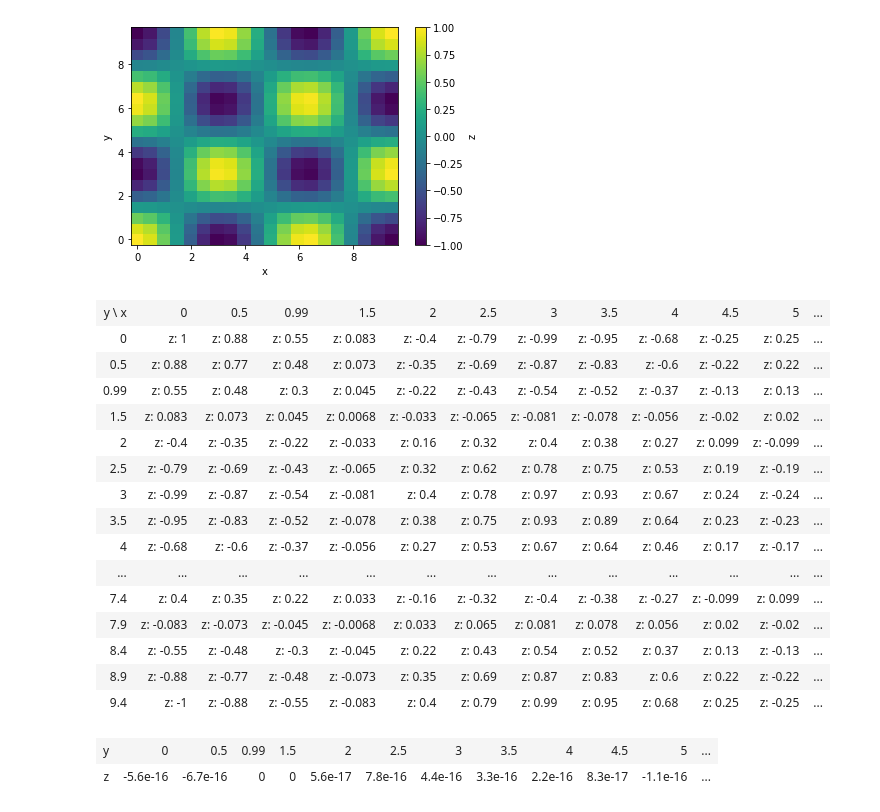
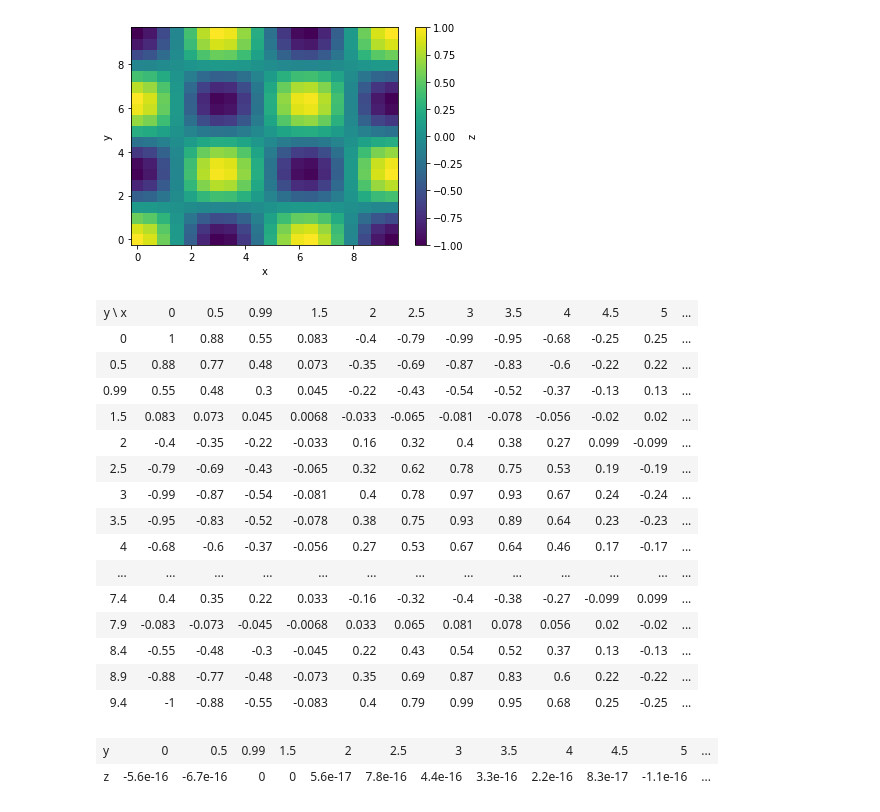
Before and after one commit to philippeller/dama, a Jupyter notebook: notebooks/nd_testing.ipynb, the cells around one changed output. Drawn from its saved outputs; the diff is of its cells as text; code cells hidden in the pictures.

```diff
--- a/notebooks/nd_testing.ipynb
+++ b/notebooks/nd_testing.ipynb
@@ -194,24 +194,24 @@ s.plot(cbar=True)
 <matplotlib.collections.QuadMesh at 0x...>
 [figure]
 # %%
-s
+s['z']
 # %% [output]
 | y \ x | 0 | 0.5 | 0.99 | 1.5 | 2 | 2.5 | 3 | 3.5 | 4 | 4.5 | 5 | ... |
-| 0 | z: 1 | z: 0.88 | z: 0.55 | z: 0.083 | z: -0.4 | z: -0.79 | z: -0.99 | z: -0.95 | z: -0.68 | z: -0.25 | z: 0.25 | ... |
-| 0.5 | z: 0.88 | z: 0.77 | z: 0.48 | z: 0.073 | z: -0.35 | z: -0.69 | z: -0.87 | z: -0.83 | z: -0.6 | z: -0.22 | z: 0.22 | ... |
-| 0.99 | z: 0.55 | z: 0.48 | z: 0.3 | z: 0.045 | z: -0.22 | z: -0.43 | z: -0.54 | z: -0.52 | z: -0.37 | z: -0.13 | z: 0.13 | ... |
-| 1.5 | z: 0.083 | z: 0.073 | z: 0.045 | z: 0.0068 | z: -0.033 | z: -0.065 | z: -0.081 | z: -0.078 | z: -0.056 | z: -0.02 | z: 0.02 | ... |
-| 2 | z: -0.4 | z: -0.35 | z: -0.22 | z: -0.033 | z: 0.16 | z: 0.32 | z: 0.4 | z: 0.38 | z: 0.27 | z: 0.099 | z: -0.099 | ... |
-| 2.5 | z: -0.79 | z: -0.69 | z: -0.43 | z: -0.065 | z: 0.32 | z: 0.62 | z: 0.78 | z: 0.75 | z: 0.53 | z: 0.19 | z: -0.19 | ... |
-| 3 | z: -0.99 | z: -0.87 | z: -0.54 | z: -0.081 | z: 0.4 | z: 0.78 | z: 0.97 | z: 0.93 | z: 0.67 | z: 0.24 | z: -0.24 | ... |
-| 3.5 | z: -0.95 | z: -0.83 | z: -0.52 | z: -0.078 | z: 0.38 | z: 0.75 | z: 0.93 | z: 0.89 | z: 0.64 | z: 0.23 | z: -0.23 | ... |
-| 4 | z: -0.68 | z: -0.6 | z: -0.37 | z: -0.056 | z: 0.27 | z: 0.53 | z: 0.67 | z: 0.64 | z: 0.46 | z: 0.17 | z: -0.17 | ... |
+| 0 | 1 | 0.88 | 0.55 | 0.083 | -0.4 | -0.79 | -0.99 | -0.95 | -0.68 | -0.25 | 0.25 | ... |
+| 0.5 | 0.88 | 0.77 | 0.48 | 0.073 | -0.35 | -0.69 | -0.87 | -0.83 | -0.6 | -0.22 | 0.22 | ... |
+| 0.99 | 0.55 | 0.48 | 0.3 | 0.045 | -0.22 | -0.43 | -0.54 | -0.52 | -0.37 | -0.13 | 0.13 | ... |
+| 1.5 | 0.083 | 0.073 | 0.045 | 0.0068 | -0.033 | -0.065 | -0.081 | -0.078 | -0.056 | -0.02 | 0.02 | ... |
+| 2 | -0.4 | -0.35 | -0.22 | -0.033 | 0.16 | 0.32 | 0.4 | 0.38 | 0.27 | 0.099 | -0.099 | ... |
+| 2.5 | -0.79 | -0.69 | -0.43 | -0.065 | 0.32 | 0.62 | 0.78 | 0.75 | 0.53 | 0.19 | -0.19 | ... |
+| 3 | -0.99 | -0.87 | -0.54 | -0.081 | 0.4 | 0.78 | 0.97 | 0.93 | 0.67 | 0.24 | -0.24 | ... |
+| 3.5 | -0.95 | -0.83 | -0.52 | -0.078 | 0.38 | 0.75 | 0.93 | 0.89 | 0.64 | 0.23 | -0.23 | ... |
+| 4 | -0.68 | -0.6 | -0.37 | -0.056 | 0.27 | 0.53 | 0.67 | 0.64 | 0.46 | 0.17 | -0.17 | ... |
 | ... | ... | ... | ... | ... | ... | ... | ... | ... | ... | ... | ... | ... |
-| 7.4 | z: 0.4 | z: 0.35 | z: 0.22 | z: 0.033 | z: -0.16 | z: -0.32 | z: -0.4 | z: -0.38 | z: -0.27 | z: -0.099 | z: 0.099 | ... |
-| 7.9 | z: -0.083 | z: -0.073 | z: -0.045 | z: -0.0068 | z: 0.033 | z: 0.065 | z: 0.081 | z: 0.078 | z: 0.056 | z: 0.02 | z: -0.02 | ... |
-| 8.4 | z: -0.55 | z: -0.48 | z: -0.3 | z: -0.045 | z: 0.22 | z: 0.43 | z: 0.54 | z: 0.52 | z: 0.37 | z: 0.13 | z: -0.13 | ... |
-| 8.9 | z: -0.88 | z: -0.77 | z: -0.48 | z: -0.073 | z: 0.35 | z: 0.69 | z: 0.87 | z: 0.83 | z: 0.6 | z: 0.22 | z: -0.22 | ... |
-| 9.4 | z: -1 | z: -0.88 | z: -0.55 | z: -0.083 | z: 0.4 | z: 0.79 | z: 0.99 | z: 0.95 | z: 0.68 | z: 0.25 | z: -0.25 | ... |
+| 7.4 | 0.4 | 0.35 | 0.22 | 0.033 | -0.16 | -0.32 | -0.4 | -0.38 | -0.27 | -0.099 | 0.099 | ... |
+| 7.9 | -0.083 | -0.073 | -0.045 | -0.0068 | 0.033 | 0.065 | 0.081 | 0.078 | 0.056 | 0.02 | -0.02 | ... |
+| 8.4 | -0.55 | -0.48 | -0.3 | -0.045 | 0.22 | 0.43 | 0.54 | 0.52 | 0.37 | 0.13 | -0.13 | ... |
+| 8.9 | -0.88 | -0.77 | -0.48 | -0.073 | 0.35 | 0.69 | 0.87 | 0.83 | 0.6 | 0.22 | -0.22 | ... |
+| 9.4 | -1 | -0.88 | -0.55 | -0.083 | 0.4 | 0.79 | 0.99 | 0.95 | 0.68 | 0.25 | -0.25 | ... |
 # %%
 np.sum(s['z'], axis='x')
 # %% [output]
```
Also changed, not shown: parts of 6 cells of this notebook, 2 other files.
